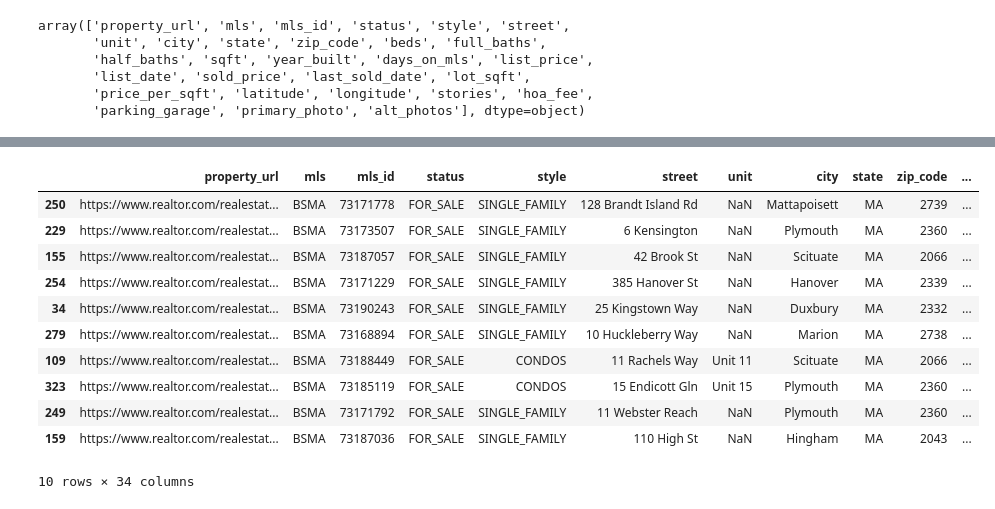
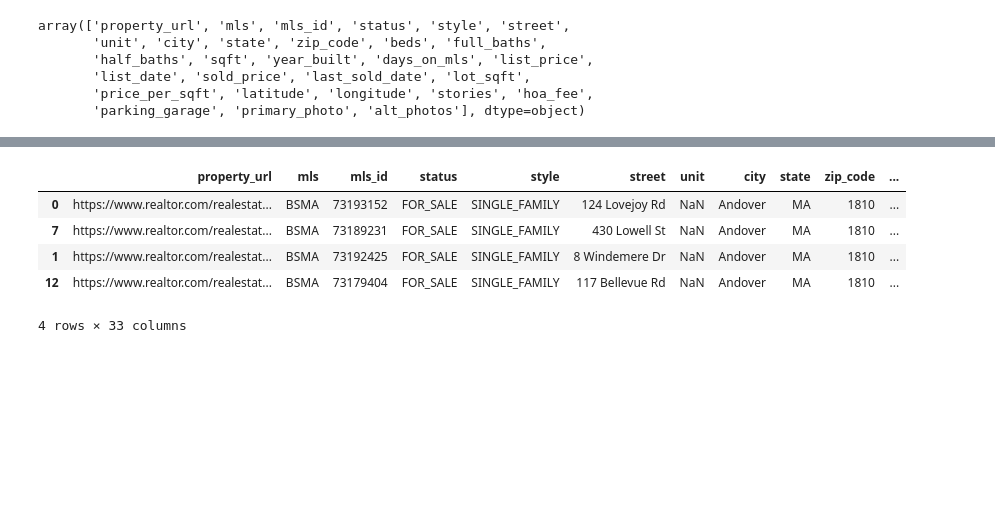
Before and after one commit to cbonoz/harvest-re, a Jupyter notebook: redfin_harvest.ipynb, the cells around one changed output, grey strips where cells are left out. Saved outputs shown, nothing was run; the diff lists cells and outputs as text; code cells hidden in the pictures; blank space fills up the shorter version.

```diff
--- a/redfin_harvest.ipynb
+++ b/redfin_harvest.ipynb
@@ -19,14 +19,15 @@ from xgboost.sklearn import XGBRegressor
 # dict vectorizer
 from sklearn.feature_extraction import DictVectorizer
 
-ACTIVE_MODEL = LinearRegression
+ACTIVE_MODEL = GradientBoostingRegressor
 
-TARGET_LOCATION = 'Plymouth County, MA'
+# TARGET_LOCATION = 'Plymouth County, MA'
 # TARGET_LOCATION = 'Rockingham County, NH'
 # TARGET_LOCATION = 'Suffolk County, MA'
 # TARGET_LOCATION = 'Essex County, MA'
 # TARGET_LOCATION = 'Pierce County, WA'
 # TARGET_LOCATION = 'Middlesex County, MA'
+TARGET_LOCATION = 'Andover, MA'
 DATA_FOLDER = './data'
 
 DAYS_OF_SOLD_HISTORY = 210
@@ -42,7 +43,7 @@ class RedfinModel:
     TARGET_COLUMN = 'sold_price'
     COLUMNS_TO_ONE_HOT_ENCODE = ['state', 'style', 'city']
     COLUMNS_TO_REMOVE = ['zip_code', 'last_sold_date', 'mls_id', 'list_price', 'latitude', 'longitude', 'days_on_mls', 'price_per_sqft', TARGET_COLUMN]
-    OUTPUT_COLUMNS = ['readable_address', 'style', 'beds', 'list_price', 'predicted', 'diff', 'diff_percent', 'top_contributing_columns']# 'property_url']
+    OUTPUT_COLUMNS = ['readable_address','style', 'beds', 'list_price', 'predicted', 'diff', 'diff_percent',  'latitude', 'longitude', 'primary_photo', 'property_url']
 
     def __init__(self, location=TARGET_LOCATION, column_filters={}):
         self.model = None
@@ -162,7 +163,7 @@ class RedfinModel:
         self.model.fit(train, y)
         return self.model
 
-    def predict(self, X):
+    def predict(self, X, as_df=True):
         if not self.model:
             raise Exception("Model not trained")
         test = self.process_data(X)
@@ -181,7 +182,15 @@ class RedfinModel:
 
         pred = self.model.predict(test)
         print(f"Predicted {len(pred)} values")
-        return pred
+        if not as_df:
+            return pred
+        result_df = X.copy()
+            # Find rows with biggest mismatch between listing price and predicted predicted
+        result_df['predicted'] = pred
+        result_df['diff'] = result_df['predicted'] - result_df['list_price']
+        result_df['diff_percent'] = result_df['diff'] / result_df['list_price'] * 100
+        result_df['readable_address'] = result_df['street'] + ', ' + result_df['city'] + ', ' + result_df['state']# + ' ' + str(result_df['zip_code'])
+        return result_df
 
     def print_feature_importances(self):
         if not self.model:
@@ -250,5 +259,5 @@ Average cross-validation score: 0.29
 # %%
 test_df = redfin.fetch_data('for_sale')
 # test_df = redfin.filter_data(test_df)
-results = redfin.predict(test_df)
+result_df = redfin.predict(test_df)
 # %% [output]
@@ -272,24 +272,13 @@ Predicted 60 values
 # %%
-# Find rows with biggest mismatch between listing price and predicted predicted
-test_df['predicted'] = results
-test_df['diff'] = test_df['predicted'] - test_df['list_price']
-test_df['diff_percent'] = test_df['diff'] / test_df['list_price'] * 100
-test_df['readable_address'] = test_df['street'] + ', ' + test_df['city'] + ', ' + test_df['state']# + ' ' + str(test_df['zip_code'])
-test_df['top_contributing_columns'] = '' # test_df.apply(lambda row: ', '.join([x.get(0) for x in redfin.print_feature_importances()[:5] if row.get(x[0], 0) > 0]), axis=1)
-test_df.sort_values(by=['diff_percent'], ascending=False).head(10)
+
+result_df.sort_values(by=['diff_percent'], ascending=False).head(10)
 # %% [output]
 |  | property_url | mls | mls_id | status | style | street | unit | city | state | zip_code | ... |
-| 250 | https://www.realtor.com/realestat... | BSMA | 73171778 | FOR_SALE | SINGLE_FAMILY | 128 Brandt Island Rd | NaN | Mattapoisett | MA | 2739 | ... |
-| 229 | https://www.realtor.com/realestat... | BSMA | 73173507 | FOR_SALE | SINGLE_FAMILY | 6 Kensington | NaN | Plymouth | MA | 2360 | ... |
-| 155 | https://www.realtor.com/realestat... | BSMA | 73187057 | FOR_SALE | SINGLE_FAMILY | 42 Brook St | NaN | Scituate | MA | 2066 | ... |
-| 254 | https://www.realtor.com/realestat... | BSMA | 73171229 | FOR_SALE | SINGLE_FAMILY | 385 Hanover St | NaN | Hanover | MA | 2339 | ... |
-| 34 | https://www.realtor.com/realestat... | BSMA | 73190243 | FOR_SALE | SINGLE_FAMILY | 25 Kingstown Way | NaN | Duxbury | MA | 2332 | ... |
-| 279 | https://www.realtor.com/realestat... | BSMA | 73168894 | FOR_SALE | SINGLE_FAMILY | 10 Huckleberry Way | NaN | Marion | MA | 2738 | ... |
-| 109 | https://www.realtor.com/realestat... | BSMA | 73188449 | FOR_SALE | CONDOS | 11 Rachels Way | Unit 11 | Scituate | MA | 2066 | ... |
-| 323 | https://www.realtor.com/realestat... | BSMA | 73185119 | FOR_SALE | CONDOS | 15 Endicott Gln | Unit 15 | Plymouth | MA | 2360 | ... |
-| 249 | https://www.realtor.com/realestat... | BSMA | 73171792 | FOR_SALE | SINGLE_FAMILY | 11 Webster Reach | NaN | Plymouth | MA | 2360 | ... |
-| 159 | https://www.realtor.com/realestat... | BSMA | 73187036 | FOR_SALE | SINGLE_FAMILY | 110 High St | NaN | Hingham | MA | 2043 | ... |
+| 0 | https://www.realtor.com/realestat... | BSMA | 73193152 | FOR_SALE | SINGLE_FAMILY | 124 Lovejoy Rd | NaN | Andover | MA | 1810 | ... |
+| 7 | https://www.realtor.com/realestat... | BSMA | 73189231 | FOR_SALE | SINGLE_FAMILY | 430 Lowell St | NaN | Andover | MA | 1810 | ... |
+| 1 | https://www.realtor.com/realestat... | BSMA | 73192425 | FOR_SALE | SINGLE_FAMILY | 8 Windemere Dr | NaN | Andover | MA | 1810 | ... |
+| 12 | https://www.realtor.com/realestat... | BSMA | 73179404 | FOR_SALE | SINGLE_FAMILY | 117 Bellevue Rd | NaN | Andover | MA | 1810 | ... |
-10 rows × 34 columns
+4 rows × 33 columns
 # %%
 print(redfin.trained_columns)
 # remove exponent formatting
```
Also changed, not shown: parts of 8 cells of this notebook.
